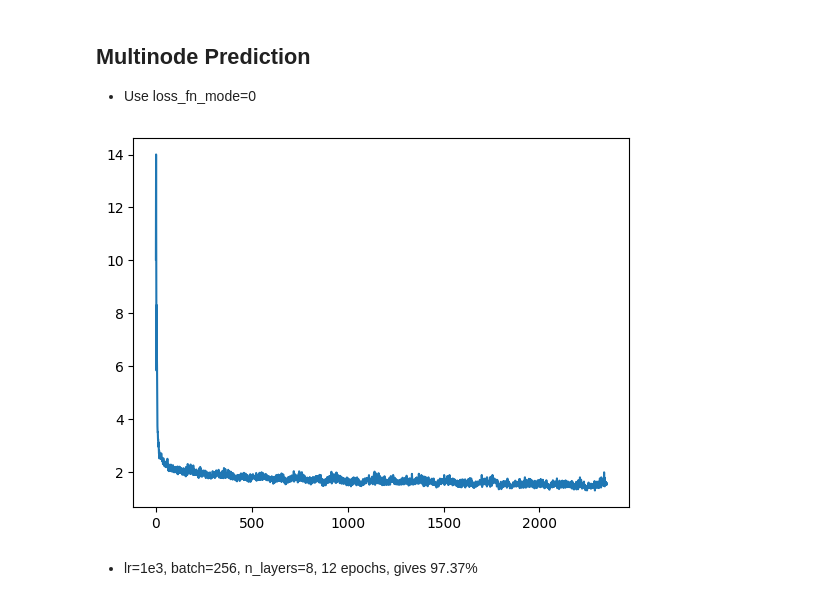
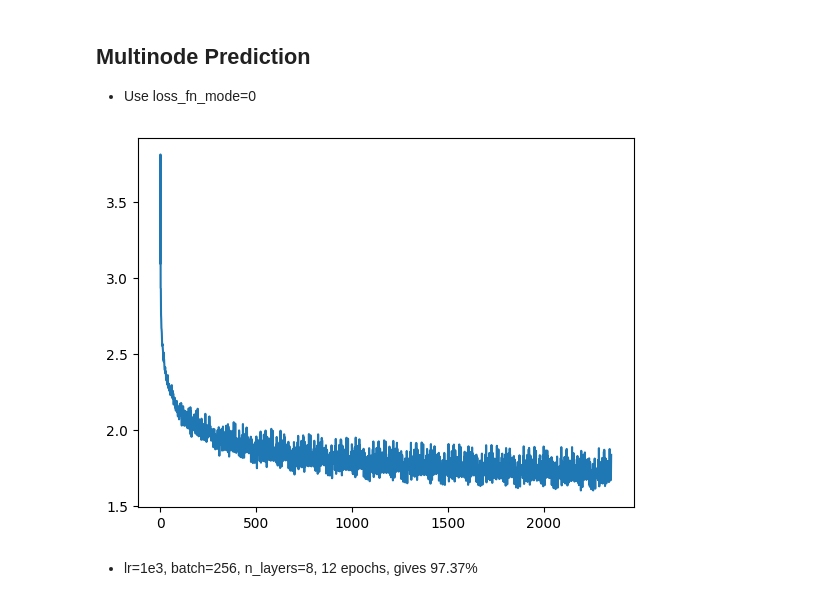
Before and after one commit to Teachable-AI-Lab/cobweb-nn, a Jupyter notebook: cobwebNN-disc.ipynb, the cells around one changed output. Saved outputs shown, nothing was run; the diff lists cells and outputs as text; code cells hidden in the pictures.

```diff
--- a/cobwebNN-disc.ipynb
+++ b/cobwebNN-disc.ipynb
@@ -231,16 +231,16 @@ class CobwebNNTree(nn.Module):
         return untils.ModelOutput(loss=loss, logits=logits, debug_info={'layer_logits': layer_logits})
 # %%
 n_layers = 8
-model = CobwebNNTree(n_layers=n_layers, branch_factor=2, n_hidden=3*32*32, n_classes=10, loss_fn_mode=0)
+model = CobwebNNTree(n_layers=n_layers, branch_factor=2, n_hidden=3*32*32, n_classes=10, loss_fn_mode=1)
 # model = CobwebSparse(n_layers=n_layers, branch_factor=2, n_input=64).to('cuda')
 
 model.to('cuda')
 optimizer = optim.Adam(model.parameters(), lr=1e-3)
 
 untils.train_model(model, cifar10_train, True, optimizer, epochs=12, batch_size=256, show_loss=True,
                    device='cuda', verbose=False, early_break=False)
 # %% [output]
-[figure, old version]
+[figure, new version]
 # %% [markdown]
 - lr=1e3, batch=256, n_layers=8, 12 epochs, gives 97.37%
 # %%
```
Also changed, not shown: parts of 3 cells of this notebook, 7 other files.
